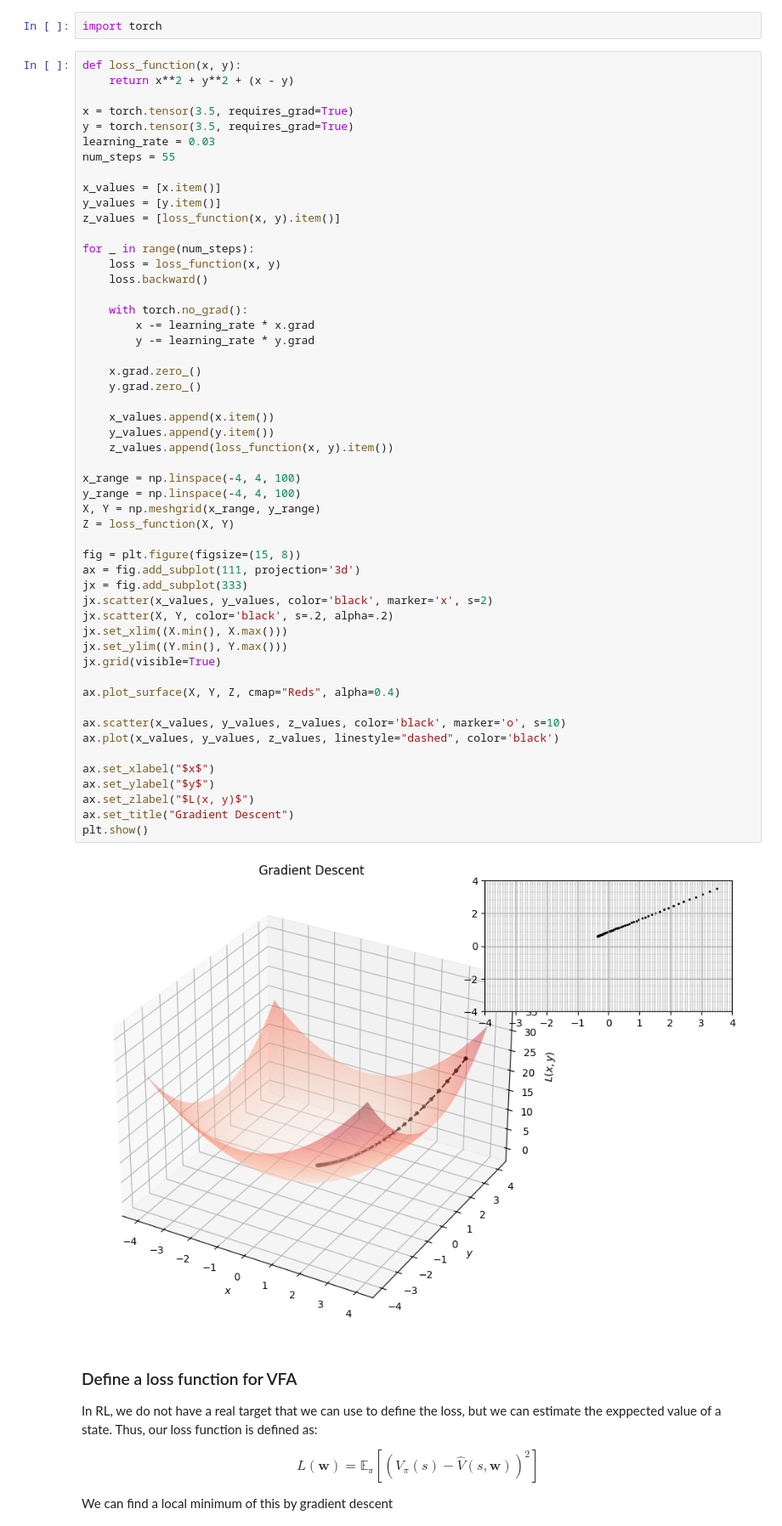
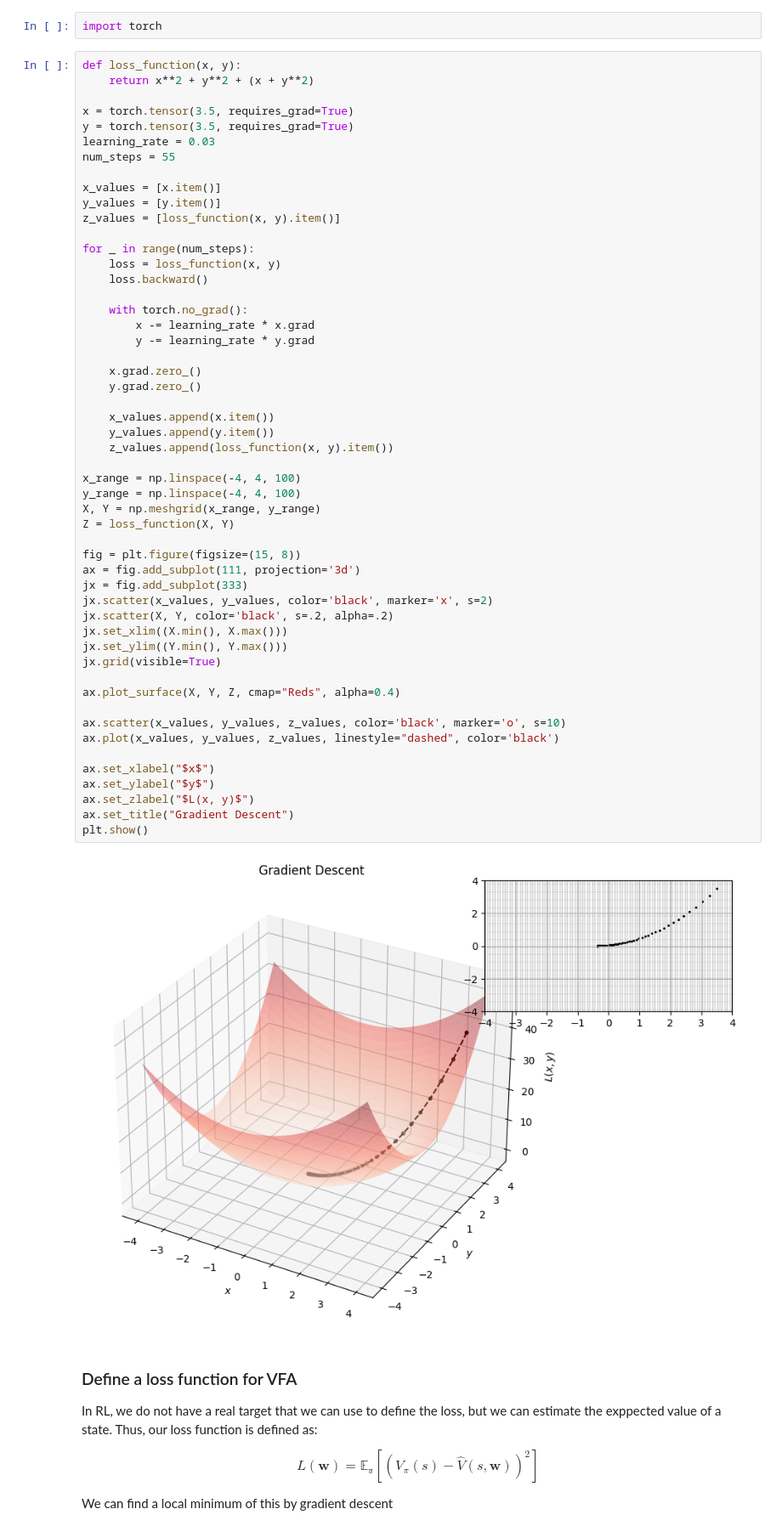
Before and after one commit to afflint/rlcoding, a Jupyter notebook: 2024-25/L2.1-linear-function-approximation.ipynb, the cells around one changed output. Shown at 85% size. Drawn from its saved outputs; the diff is of its cells as text.

```diff
--- a/2024-25/L2.1-linear-function-approximation.ipynb
+++ b/2024-25/L2.1-linear-function-approximation.ipynb
@@ -147,7 +147,7 @@ $$
 import torch
 # %%
 def loss_function(x, y):
-    return x**2 + y**2 + (x - y)
+    return x**2 + y**2 + (x + y**2)
 
 x = torch.tensor(3.5, requires_grad=True)
 y = torch.tensor(3.5, requires_grad=True)
@@ -171,34 +171,34 @@ for _ in range(num_steps):
 
     x_values.append(x.item())
     y_values.append(y.item())
     z_values.append(loss_function(x, y).item())
 
 x_range = np.linspace(-4, 4, 100)
 y_range = np.linspace(-4, 4, 100)
 X, Y = np.meshgrid(x_range, y_range)
 Z = loss_function(X, Y)
 
 fig = plt.figure(figsize=(15, 8))
 ax = fig.add_subplot(111, projection='3d')
 jx = fig.add_subplot(333)
 jx.scatter(x_values, y_values, color='black', marker='x', s=2)
 jx.scatter(X, Y, color='black', s=.2, alpha=.2)
 jx.set_xlim((X.min(), X.max()))
 jx.set_ylim((Y.min(), Y.max()))
 jx.grid(visible=True)
 
 ax.plot_surface(X, Y, Z, cmap="Reds", alpha=0.4)
 
 ax.scatter(x_values, y_values, z_values, color='black', marker='o', s=10)
 ax.plot(x_values, y_values, z_values, linestyle="dashed", color='black')
 
 ax.set_xlabel("$x$")
 ax.set_ylabel("$y$")
 ax.set_zlabel("$L(x, y)$")
 ax.set_title("Gradient Descent")
 plt.show()
 # %% [output]
-[figure, old version]
+[figure, new version]
 # %% [markdown]
 ### Define a loss function for VFA
 In RL, we do not have a real target that we can use to define the loss, but we can estimate the exppected value of a state. Thus, our loss function is defined as:
```
Also changed, not shown: 4 other files.
